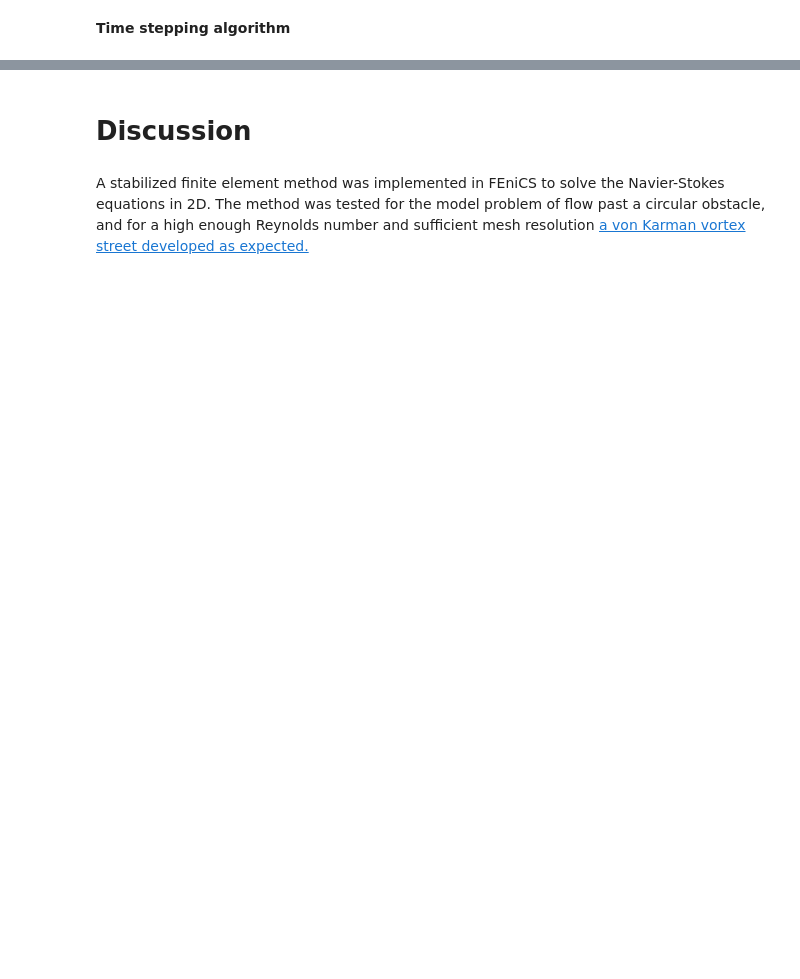
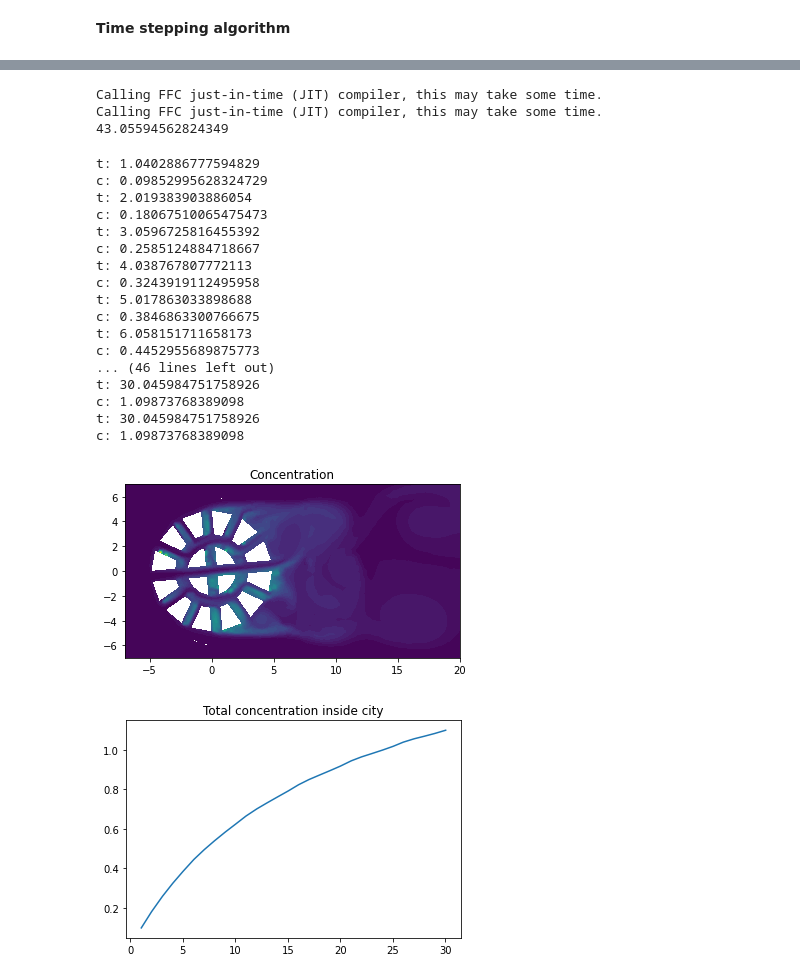
Before and after one commit to johanhoffman/DD2365-VT20, a Jupyter notebook: Project/projectV4_P2.ipynb, the cells around one changed output, grey strips where cells are left out. Cells and saved outputs as stored; diff of their text form; code cells hidden in the pictures; blank space fills up the shorter version.

```diff
--- a/Project/projectV4_P2.ipynb
+++ b/Project/projectV4_P2.ipynb
@@ -255,15 +161,53 @@ DijitsoError: ignored
+# %%
+# normLIStion
+t=0
+T=5
+while t < T + DOLFIN_EPS:
+    # print(n+"\n")
+    # Update current time
+    t += dt
+    # Solve variational problem for time step
+    solve(Fc == 0, c)
+    # truncate negative values
+    Cvector = as_backend_type(c.vector()).get_local()
+    Cvector[Cvector<0] = 0.0
+    c.vector().set_local(Cvector)
+
+    # Update previous solution
+    c_n.assign(c)
+
+c_val = assemble(c*dx(1))
+nor = (t/10)/c_val
+print(nor)
+
+# reinitialise with new cin
+c = Function(Vc)
+c_n = Function(Vc)
+cin = cin*nor
+# circle
+fc = Expression( "sqrt(x[0]*x[0]+x[1]*x[1])< 5.5 ? cin : 0", cin=cin , element = Vc.ufl_element()) #source
+# grid
+# fc = Expression( "(x[1]<5.07/cos(alpha) + tan(alpha)*x[0] && x[1]>-5.07/cos(alpha) + tan(alpha)*x[0] && x[0]<5.07/cos(alpha) - tan(alpha)*x[1] && x[0]>-5.07/cos(alpha) - tan(alpha)*x[1]) ? cin : 0", \
+#                 cin=cin, alpha=alpha ,element = Vc.ufl_element()) #source
+# skewed
+# fc = Expression( "(x[1]<4.8/cos(alpha) + tan(alpha)*x[0] && x[1]>-4.7/cos(alpha) + tan(alpha)*x[0] && x[0]<5.3/cos(alpha) - tan(alpha)*x[1] && x[0]>-4.9/cos(alpha) - tan(alpha)*x[1]) ? cin : 0", \
+#                 cin=cin, alpha=alpha ,element = Vc.ufl_element()) #source
+
+Fc = inner((c-c_n)/dt,vc)*dx + inner(dot(u,grad(c)),vc)*dx \
++ gamma*ib*inner(c,vc)*dx + d*dot(u,grad(c))*dot(u,grad(vc))*dx - fc*vc*dx
+# %% [output]
+Calling FFC just-in-time (JIT) compiler, this may take some time.
+Calling FFC just-in-time (JIT) compiler, this may take some time.
+43.05594562824349
 # %%
 #time stepping
 # file_c = File("results/c.pvd")
 # file_u = File("results/u.pvd")
 timeseries_u = TimeSeries('velocity_series')
 
-c = Function(Vc)       #concentration
-c_n = Function(Vc)     #concentration previous timestep
-
 t=0
-T=120
-freq = 50
+T=30
+freq = 30
 plot_time = T/freq
 
 c_plot= []
@@ -274,7 +218,7 @@ while t < T + DOLFIN_EPS:
     # Update current time
     t += dt
     # get velocity field
-    # timeseries_u.retrieve(u.vector(), t%5)
+    timeseries_u.retrieve(u.vector(), t%5)
     # Solve variational problem for time step
     solve(Fc == 0, c)
     # truncate negative values
@@ -292,34 +236,50 @@ while t < T + DOLFIN_EPS:
       print('t:',t)
       print('c:', c_val)
       # Save solution to file (VTK)
       # file_c << (c, t)
       # file_u << (u, t)
       plot_time += T/freq
       # c1 = project(c, Vc)
       # plt.figure()
       # plot(c1, title="Concentration")
       # plt.show()
 
 # Plot solution
 print('t:',t)
 print('c:', c_val)
 
 c1 = project(c, Vc)
 plt.figure()
 plot(c1, title="Concentration")
 plt.show()
 
 plt.figure()
 plt.plot(time, c_plot)
 plt.title("Total concentration inside city")
 plt.show()
 
 arr = np.append(np.matrix(time), np.matrix(c_plot),axis =0).T
 scipy.io.savemat('results/arrdata.mat', mdict={'arr': arr})
 
 # !tar -czvf results.tar.gz results
 files.download('results/arrdata.mat')
+# %% [output]
+t: 1.0402886777594829
+c: 0.09852995628324729
+t: 2.019383903886054
+c: 0.18067510065475473
+t: 3.0596725816455392
+c: 0.2585124884718667
+t: 4.038767807772113
+c: 0.3243919112495958
+t: 5.017863033898688
+c: 0.3846863300766675
+t: 6.058151711658173
+c: 0.4452955689875773
+... (46 lines left out)
+t: 30.045984751758926
+c: 1.09873768389098
+t: 30.045984751758926
+c: 1.09873768389098
+[figure, added]
+[figure, added]
-# %% [markdown]
-# **Discussion**
-# %% [markdown]
-A stabilized finite element method was implemented in FEniCS to solve the Navier-Stokes equations in 2D. The method was tested for the model problem of flow past a circular obstacle, and for a high enough Reynolds number and sufficient mesh resolution [a von Karman vortex street developed as expected.](https://en.wikipedia.org/wiki/Kármán_vortex_street)
```
Also changed, not shown: parts of 15 cells of this notebook.
